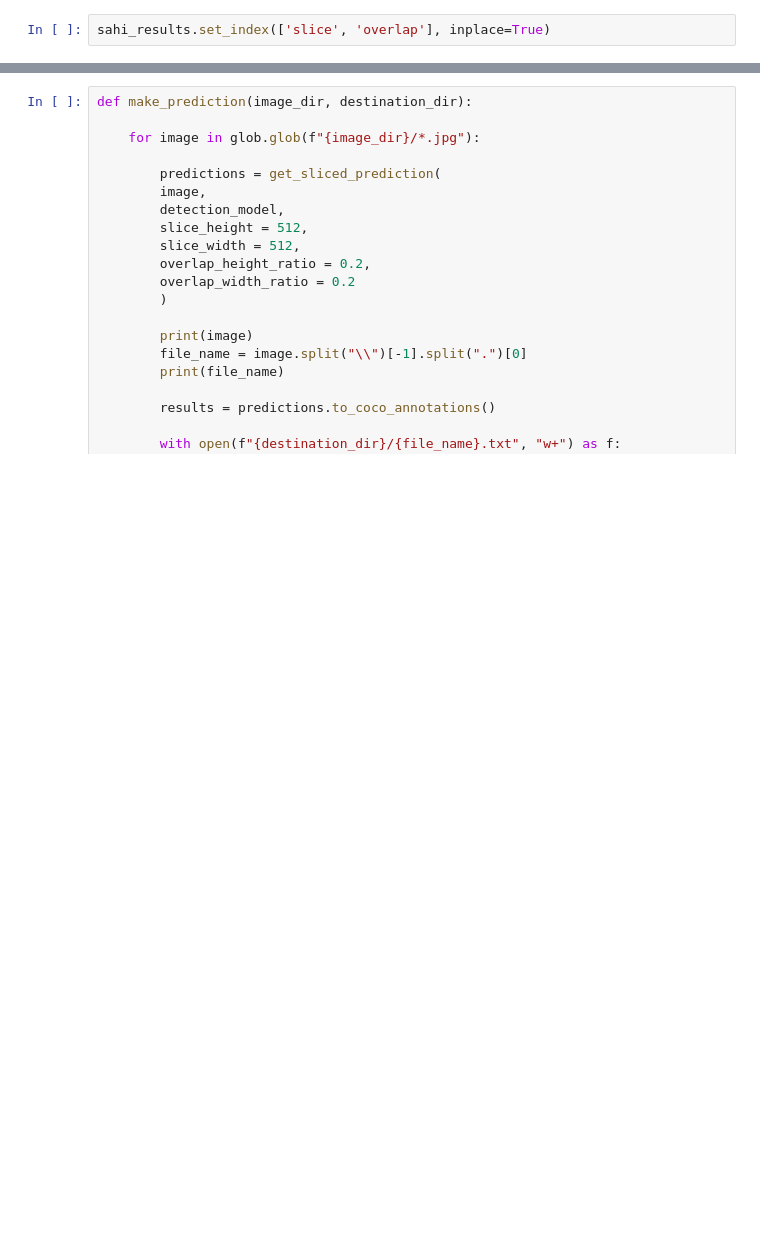
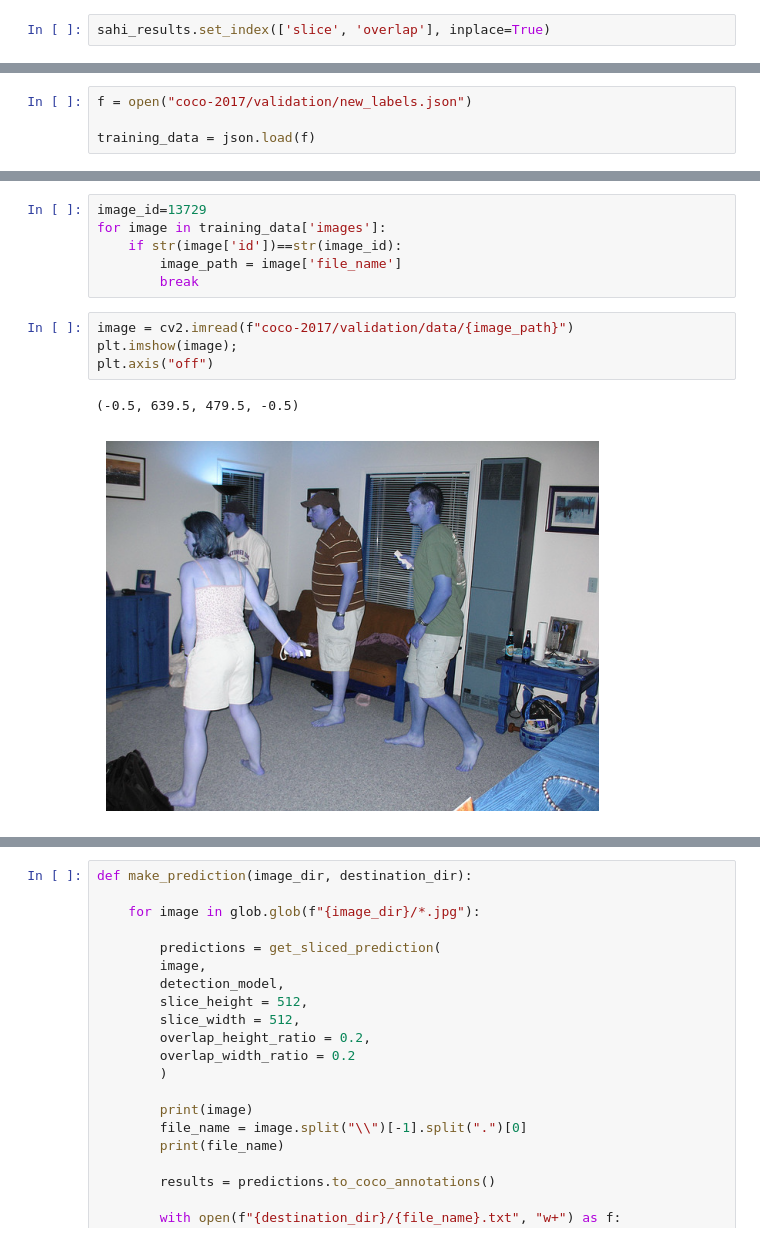
Before and after one commit to helenprokonina/Yolov8Training, a Jupyter notebook: compare_sahi.ipynb, the cells around one changed output, grey strips where cells are left out. Drawn from its saved outputs; the diff is of its cells as text; blank space fills up the shorter version.

```diff
--- a/compare_sahi.ipynb
+++ b/compare_sahi.ipynb
@@ -444,0 +447,4 @@ operable program or batch file.
+# %%
+f = open("coco-2017/validation/new_labels.json")
+
+training_data = json.load(f)
@@ -444,0 +471,13 @@ operable program or batch file.
+# %%
+image_id=13729
+for image in training_data['images']:
+    if str(image['id'])==str(image_id):
+        image_path = image['file_name']
+        break
+# %%
+image = cv2.imread(f"coco-2017/validation/data/{image_path}")
+plt.imshow(image);
+plt.axis("off")
+# %% [output]
+(-0.5, 639.5, 479.5, -0.5)
+[figure, added]
```
Also changed, not shown: parts of 12 cells of this notebook.
